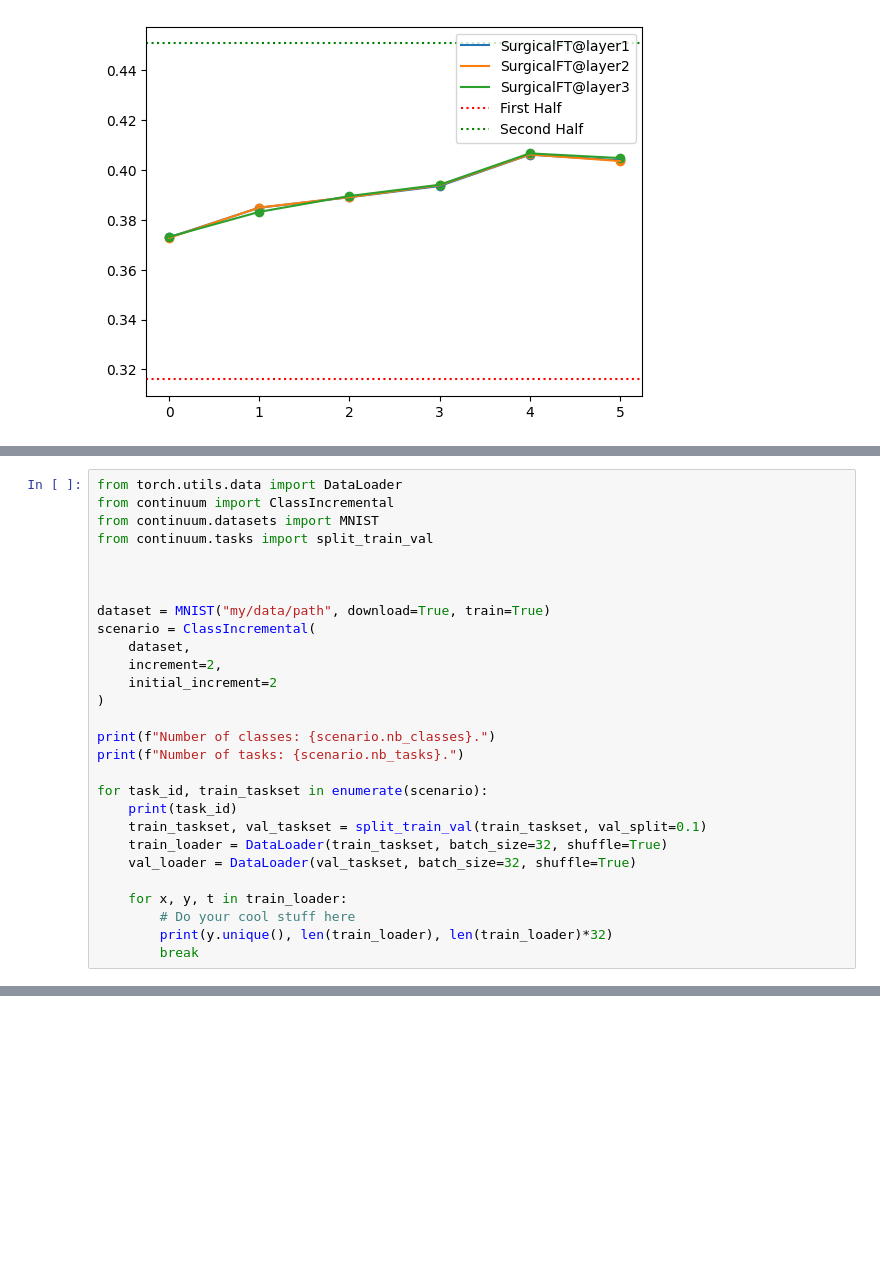
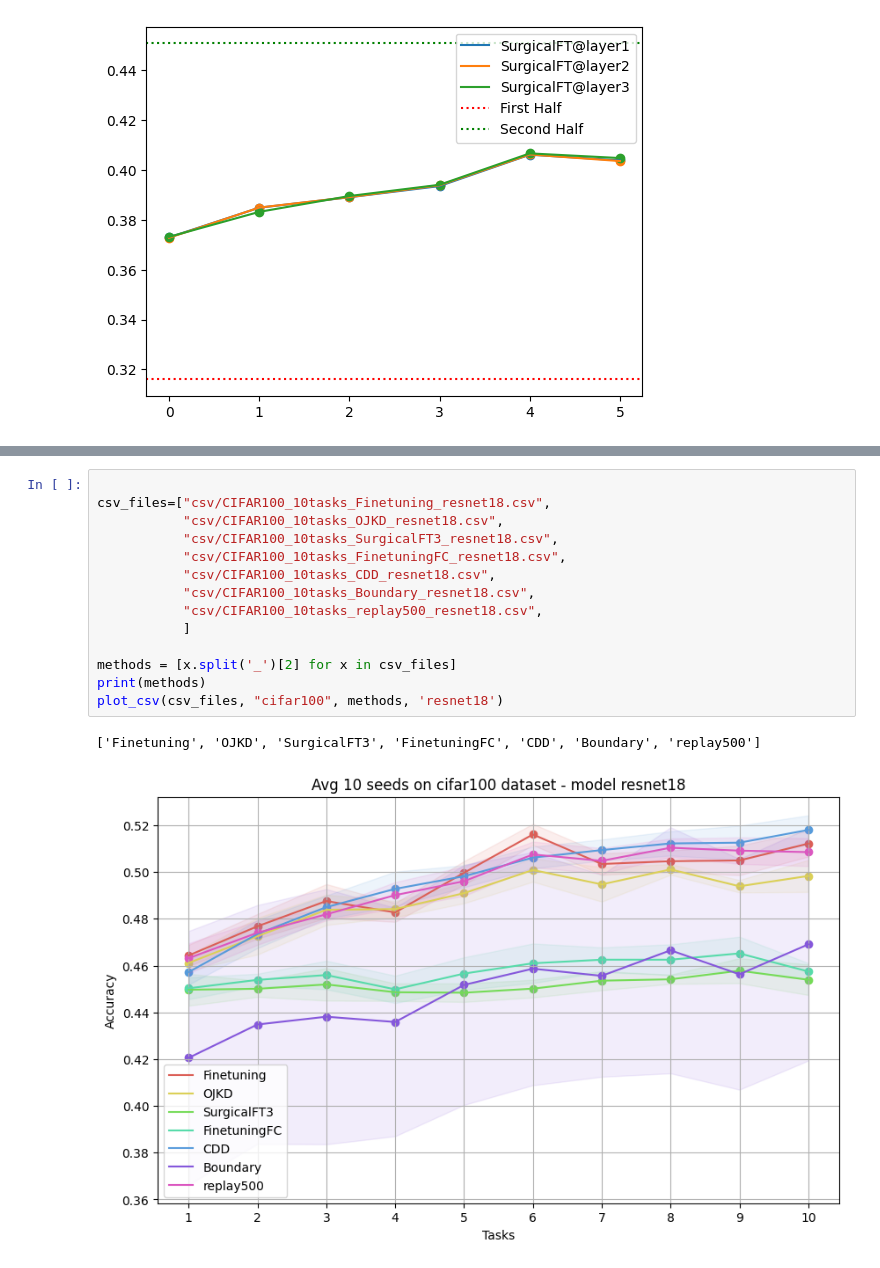
Before and after one commit to francesco-p/simple-incremental, a Jupyter notebook: viz_values.ipynb, the cells around one changed output, grey strips where cells are left out. Cells and saved outputs as stored; diff of their text form; blank space fills up the shorter version.

Commit message:
adds 2 new methods, stable

```diff
--- a/viz_values.ipynb
+++ b/viz_values.ipynb
@@ -215,28 +180,0 @@ for task_id, train_taskset in enumerate(scenario):
-# %%
-from torch.utils.data import DataLoader
-from continuum import ClassIncremental
-from continuum.datasets import MNIST
-from continuum.tasks import split_train_val
-
-
-
-dataset = MNIST("my/data/path", download=True, train=True)
-scenario = ClassIncremental(
-    dataset,
-    increment=2,
-    initial_increment=2
-)
-
-print(f"Number of classes: {scenario.nb_classes}.")
-print(f"Number of tasks: {scenario.nb_tasks}.")
-
-for task_id, train_taskset in enumerate(scenario):
-    print(task_id)
-    train_taskset, val_taskset = split_train_val(train_taskset, val_split=0.1)
-    train_loader = DataLoader(train_taskset, batch_size=32, shuffle=True)
-    val_loader = DataLoader(val_taskset, batch_size=32, shuffle=True)
-
-    for x, y, t in train_loader:
-        # Do your cool stuff here
-        print(y.unique(), len(train_loader), len(train_loader)*32)
-        break
@@ -258,0 +216,17 @@ Files already downloaded and verified
+# %%
+
+csv_files=["csv/CIFAR100_10tasks_Finetuning_resnet18.csv",
+           "csv/CIFAR100_10tasks_OJKD_resnet18.csv",
+           "csv/CIFAR100_10tasks_SurgicalFT3_resnet18.csv",
+           "csv/CIFAR100_10tasks_FinetuningFC_resnet18.csv",
+           "csv/CIFAR100_10tasks_CDD_resnet18.csv",
+           "csv/CIFAR100_10tasks_Boundary_resnet18.csv",
+           "csv/CIFAR100_10tasks_replay500_resnet18.csv",
+           ]
+
+methods = [x.split('_')[2] for x in csv_files]
+print(methods)
+plot_csv(csv_files, "cifar100", methods, 'resnet18')
+# %% [output]
+['Finetuning', 'OJKD', 'SurgicalFT3', 'FinetuningFC', 'CDD', 'Boundary', 'replay500']
+[figure, added]
```
Also changed, not shown: parts of 8 cells of this notebook, 12 other files.
